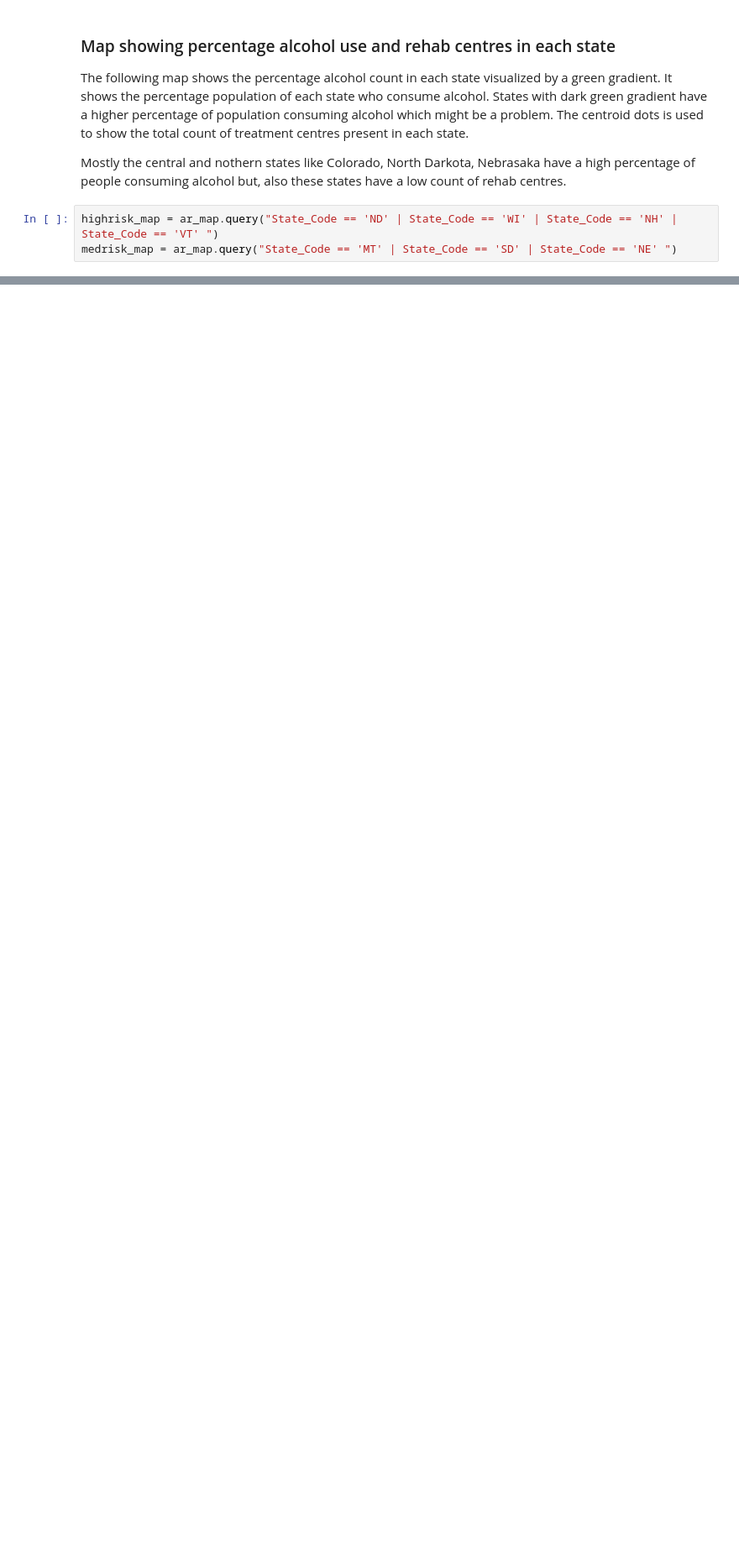
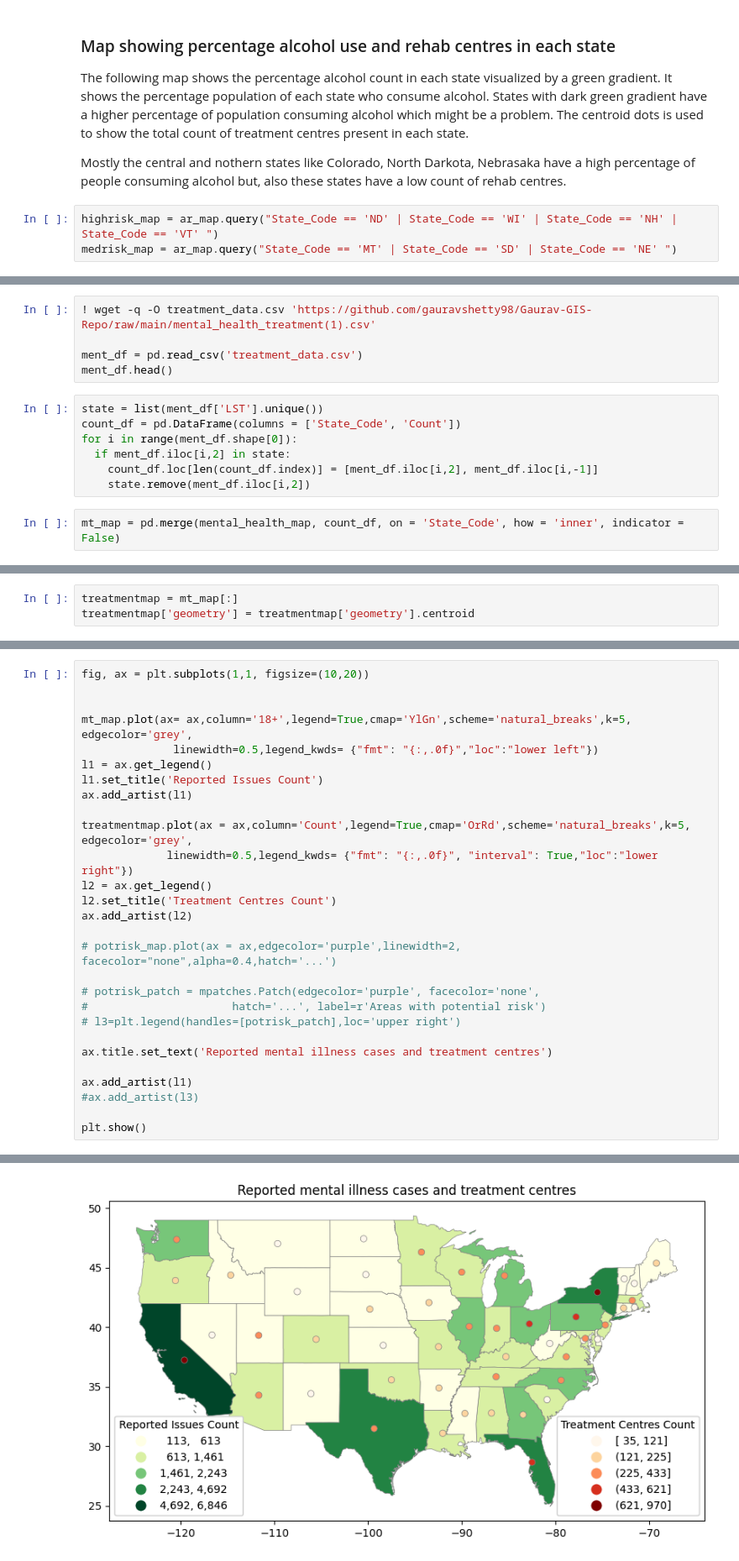
Before and after one commit to gauravshetty98/Analyzing-Statewise-Substance-Abuse-And-Its-Correalation, a Jupyter notebook: map_ps0.ipynb, the cells around one changed output, grey strips where cells are left out. Shown at 84% size. Cells and saved outputs as stored; diff of their text form; blank space fills up the shorter version.

```diff
--- a/map_ps0.ipynb
+++ b/map_ps0.ipynb
@@ -714,0 +719,14 @@ plt.show()
+# %%
+! wget -q -O treatment_data.csv 'https://github.com/gauravshetty98/Gaurav-GIS-Repo/raw/main/mental_health_treatment(1).csv'
+
+ment_df = pd.read_csv('treatment_data.csv')
+ment_df.head()
+# %%
+state = list(ment_df['LST'].unique())
+count_df = pd.DataFrame(columns = ['State_Code', 'Count'])
+for i in range(ment_df.shape[0]):
+  if ment_df.iloc[i,2] in state:
+    count_df.loc[len(count_df.index)] = [ment_df.iloc[i,2], ment_df.iloc[i,-1]]
+    state.remove(ment_df.iloc[i,2])
+# %%
+mt_map = pd.merge(mental_health_map, count_df, on = 'State_Code', how = 'inner', indicator = False)
@@ -714,0 +737,3 @@ plt.show()
+# %%
+treatmentmap = mt_map[:]
+treatmentmap['geometry'] = treatmentmap['geometry'].centroid
@@ -714,0 +742,29 @@ plt.show()
+# %%
+fig, ax = plt.subplots(1,1, figsize=(10,20))
+
+
+mt_map.plot(ax= ax,column='18+',legend=True,cmap='YlGn',scheme='natural_breaks',k=5, edgecolor='grey',
+              linewidth=0.5,legend_kwds= {"fmt": "{:,.0f}","loc":"lower left"})
+l1 = ax.get_legend()
+l1.set_title('Reported Issues Count')
+ax.add_artist(l1)
+
+treatmentmap.plot(ax = ax,column='Count',legend=True,cmap='OrRd',scheme='natural_breaks',k=5, edgecolor='grey',
+             linewidth=0.5,legend_kwds= {"fmt": "{:,.0f}", "interval": True,"loc":"lower right"})
+l2 = ax.get_legend()
+l2.set_title('Treatment Centres Count')
+ax.add_artist(l2)
+
+# potrisk_map.plot(ax = ax,edgecolor='purple',linewidth=2, facecolor="none",alpha=0.4,hatch='...')
+
+# potrisk_patch = mpatches.Patch(edgecolor='purple', facecolor='none',
+#                      hatch='...', label=r'Areas with potential risk')
+# l3=plt.legend(handles=[potrisk_patch],loc='upper right')
+
+ax.title.set_text('Reported mental illness cases and treatment centres')
+
+ax.add_artist(l1)
+#ax.add_artist(l3)
+
+plt.show()
+# %% [output]
@@ -714,0 +776 @@ plt.show()
+[figure, added]
```
Also changed, not shown: parts of 10 cells of this notebook.
